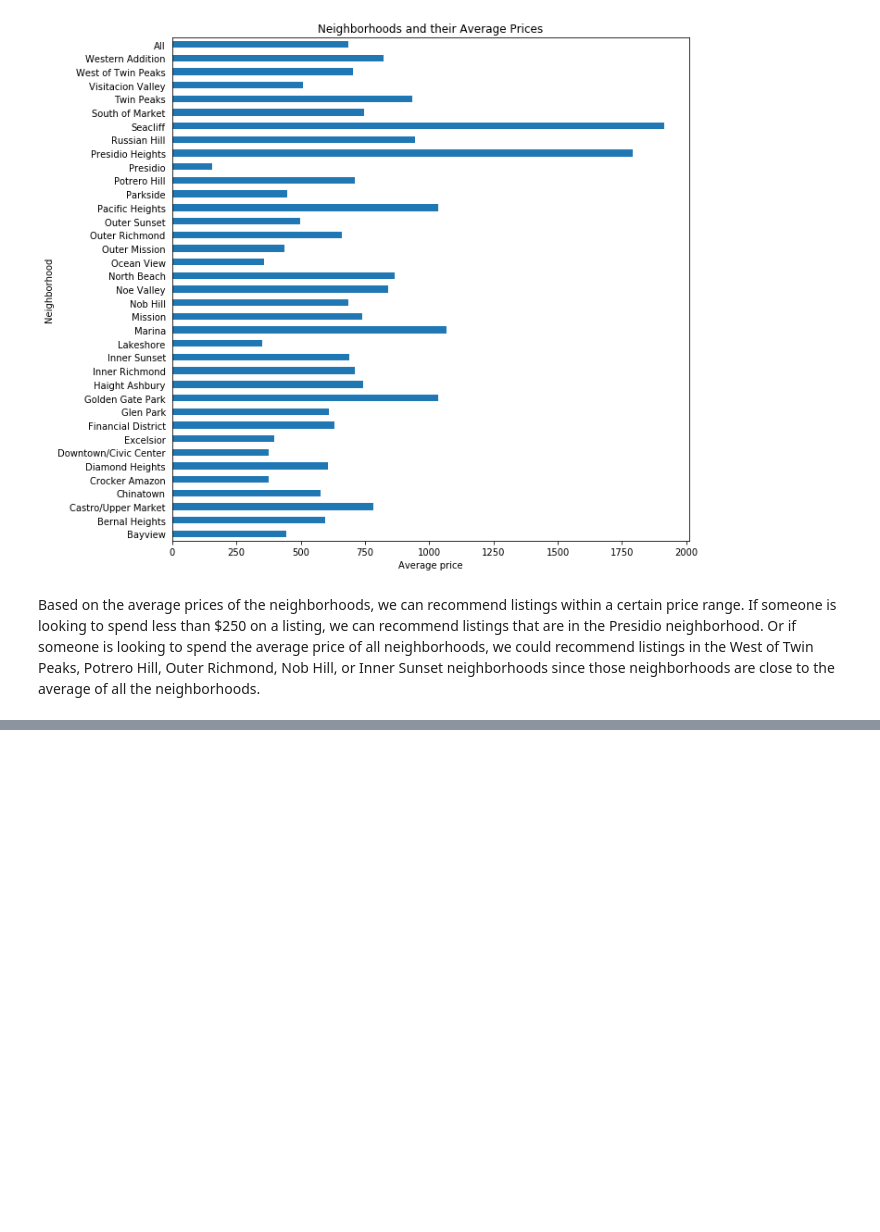
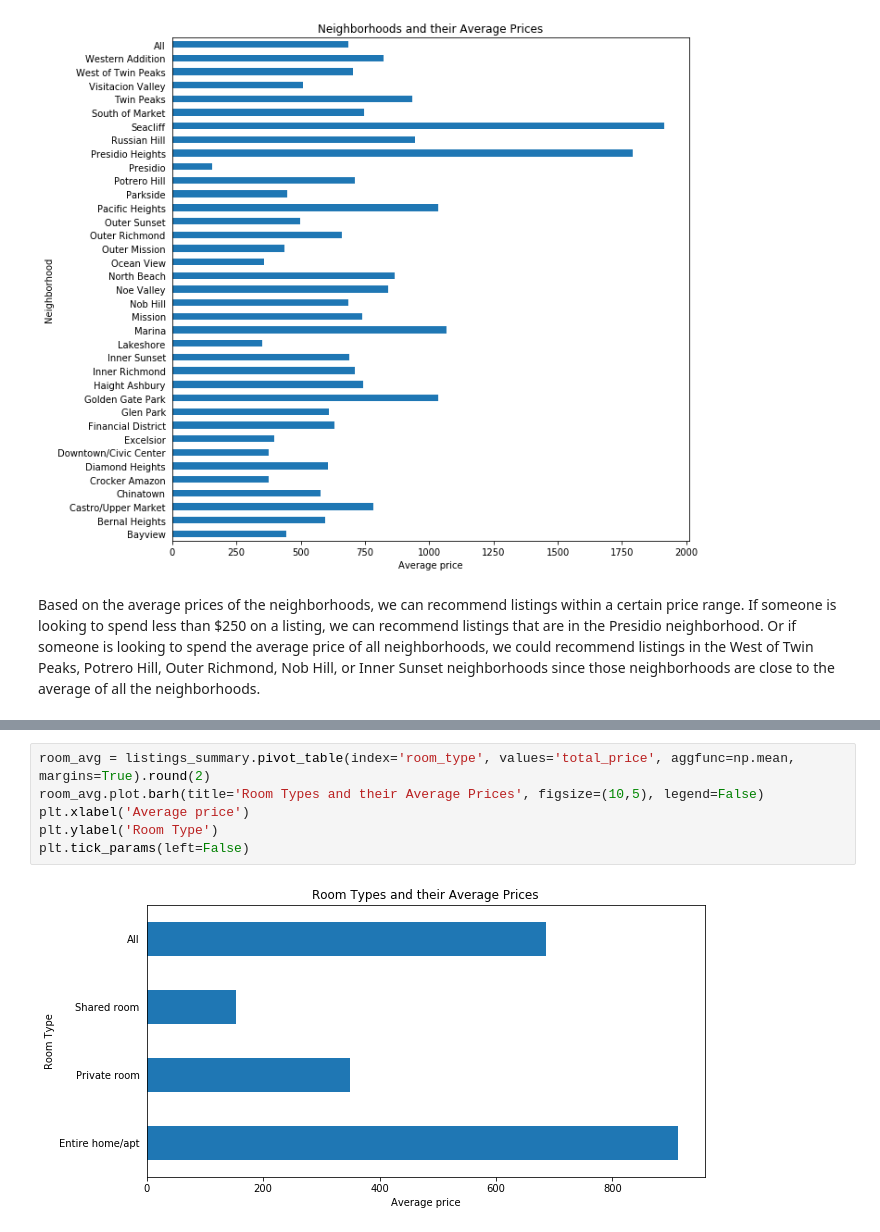
Before and after one commit to pauulkim/Fast-Food-Restaurants-Across-America, a Jupyter notebook: San Francisco Airbnb Activity.ipynb, the cells around one changed output, grey strips where cells are left out. Cells and saved outputs as stored; diff of their text form; blank space fills up the shorter version.

```diff
--- a/San Francisco Airbnb Activity.ipynb
+++ b/San Francisco Airbnb Activity.ipynb
@@ -218,0 +208,8 @@ dtype: int64
+# %%
+room_avg = listings_summary.pivot_table(index='room_type', values='total_price', aggfunc=np.mean, margins=True).round(2)
+room_avg.plot.barh(title='Room Types and their Average Prices', figsize=(10,5), legend=False)
+plt.xlabel('Average price')
+plt.ylabel('Room Type')
+plt.tick_params(left=False)
+# %% [output]
+[figure, added]
```
Also changed, not shown: parts of 7 cells of this notebook.
